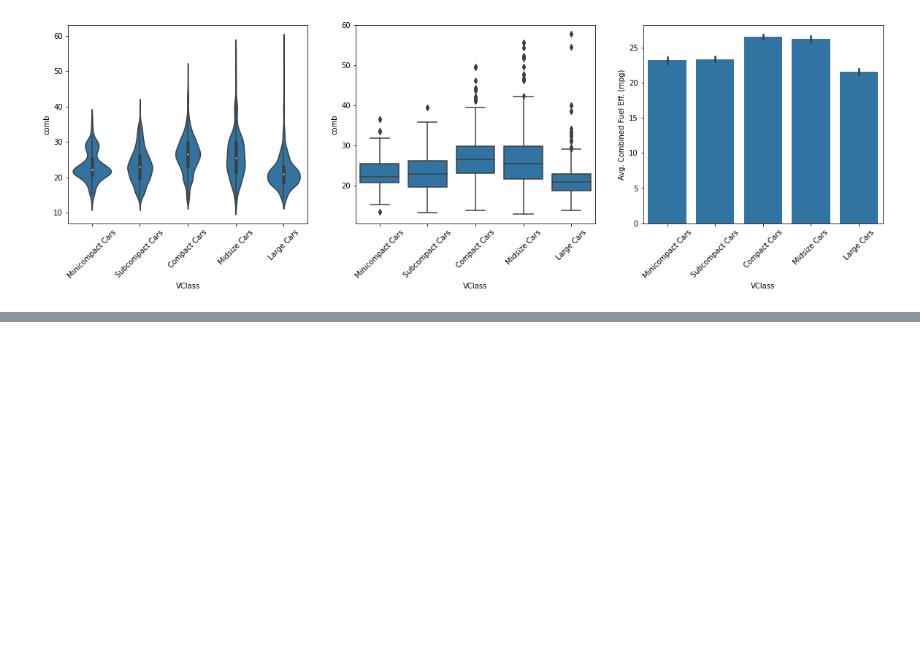
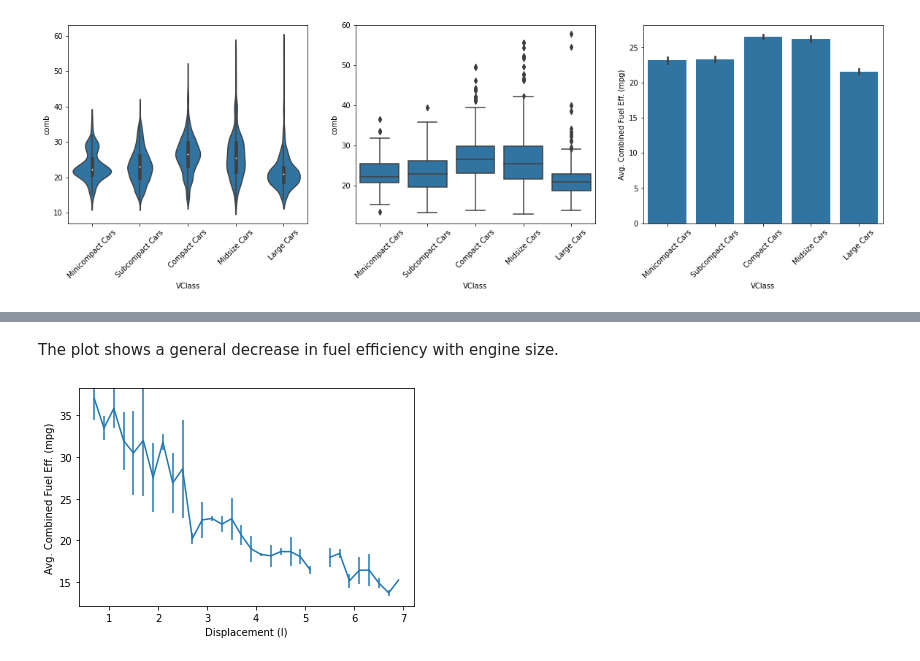
Before and after one commit to tharcyla/data-visualization, a Jupyter notebook: 04_Bivariate-Exploration-of-Data.ipynb, the cells around one changed output, grey strips where cells are left out. Cells and saved outputs as stored; diff of their text form; code cells hidden in the pictures; blank space fills up the shorter version.

```diff
--- a/04_Bivariate-Exploration-of-Data.ipynb
+++ b/04_Bivariate-Exploration-of-Data.ipynb
@@ -772,0 +810,13 @@ plt.ylabel('Avg. Combined Fuel Eff. (mpg)');
+# %% [markdown]
+The plot shows a general decrease in fuel efficiency with engine size.
+# %%
+# with the error bar function, we can also compute the std of
+# fuel efficiencies in each bin and then plot them through the
+# yerr parameter
+comb_std = fuel_econ['comb'].groupby(displ_binned).std()
+
+plt.errorbar(x=bins_c, y=comb_mean, yerr=comb_std);
+plt.xlabel('Displacement (l)')
+plt.ylabel('Avg. Combined Fuel Eff. (mpg)');
+# %% [output]
+[figure, added]
```
Also changed, not shown: parts of 23 cells of this notebook.
